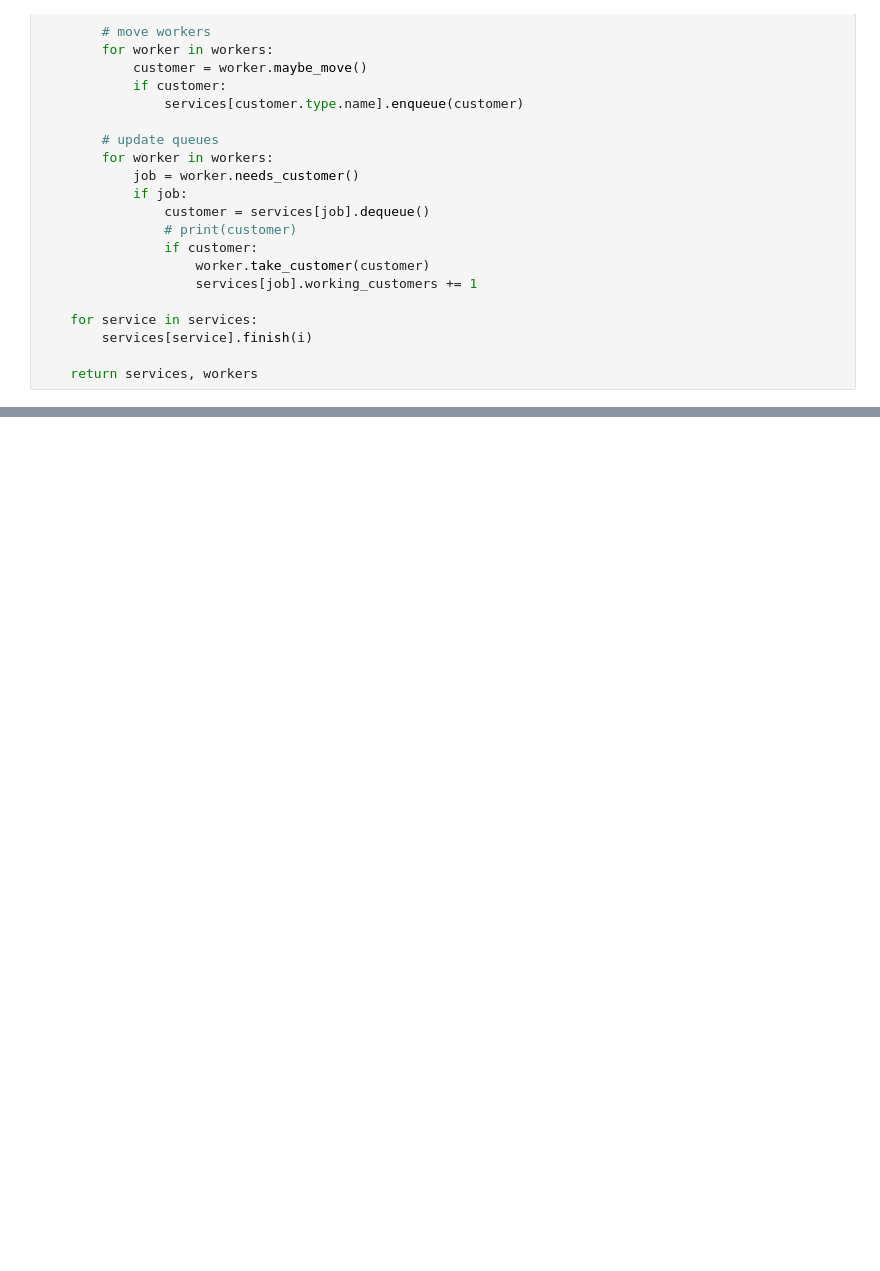
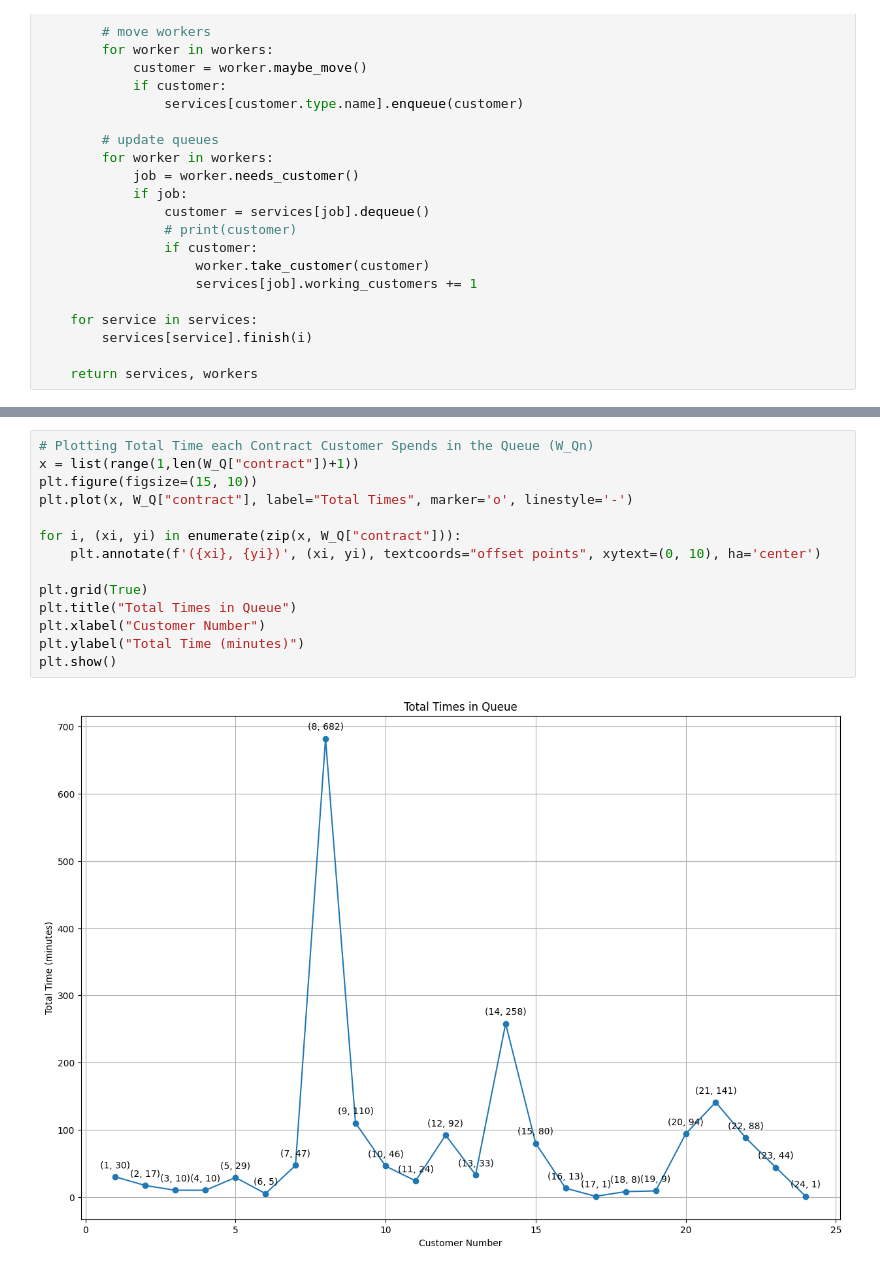
Before and after one commit to smmhatami/simulation_project, a Jupyter notebook: simul.ipynb, the cells around one changed output, grey strips where cells are left out. Saved outputs shown, nothing was run; the diff lists cells and outputs as text; blank space fills up the shorter version.

```diff
--- a/simul.ipynb
+++ b/simul.ipynb
@@ -323,0 +366,16 @@ worker moved: review -> request
+# %%
+# Plotting Total Time each Contract Customer Spends in the Queue (W_Qn)
+x = list(range(1,len(W_Q["contract"])+1))
+plt.figure(figsize=(15, 10))
+plt.plot(x, W_Q["contract"], label="Total Times", marker='o', linestyle='-')
+
+for i, (xi, yi) in enumerate(zip(x, W_Q["contract"])):
+    plt.annotate(f'({xi}, {yi})', (xi, yi), textcoords="offset points", xytext=(0, 10), ha='center')
+
+plt.grid(True)
+plt.title("Total Times in Queue")
+plt.xlabel("Customer Number")
+plt.ylabel("Total Time (minutes)")
+plt.show()
+# %% [output]
+[figure, added]
```
Also changed, not shown: parts of 16 cells of this notebook.
